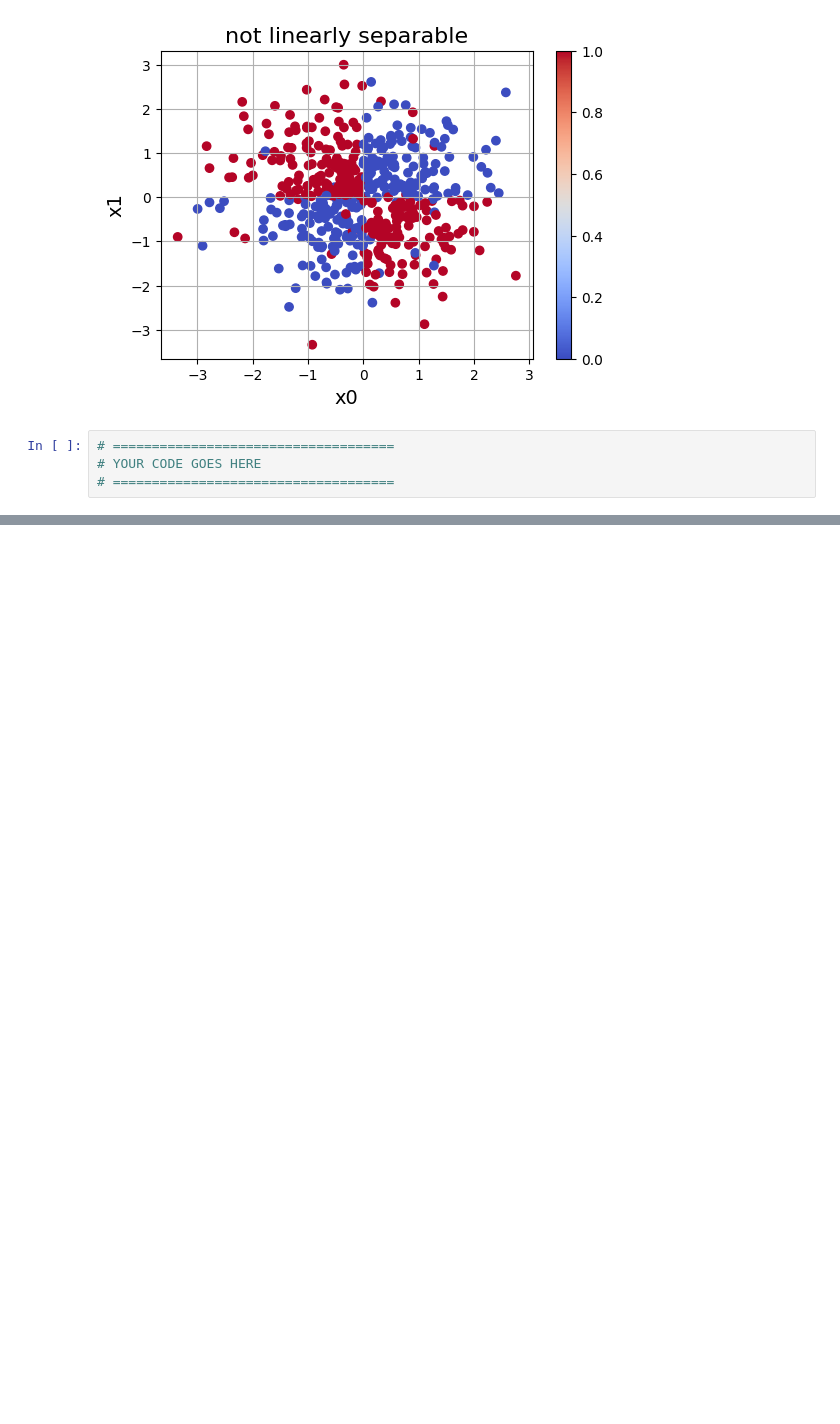
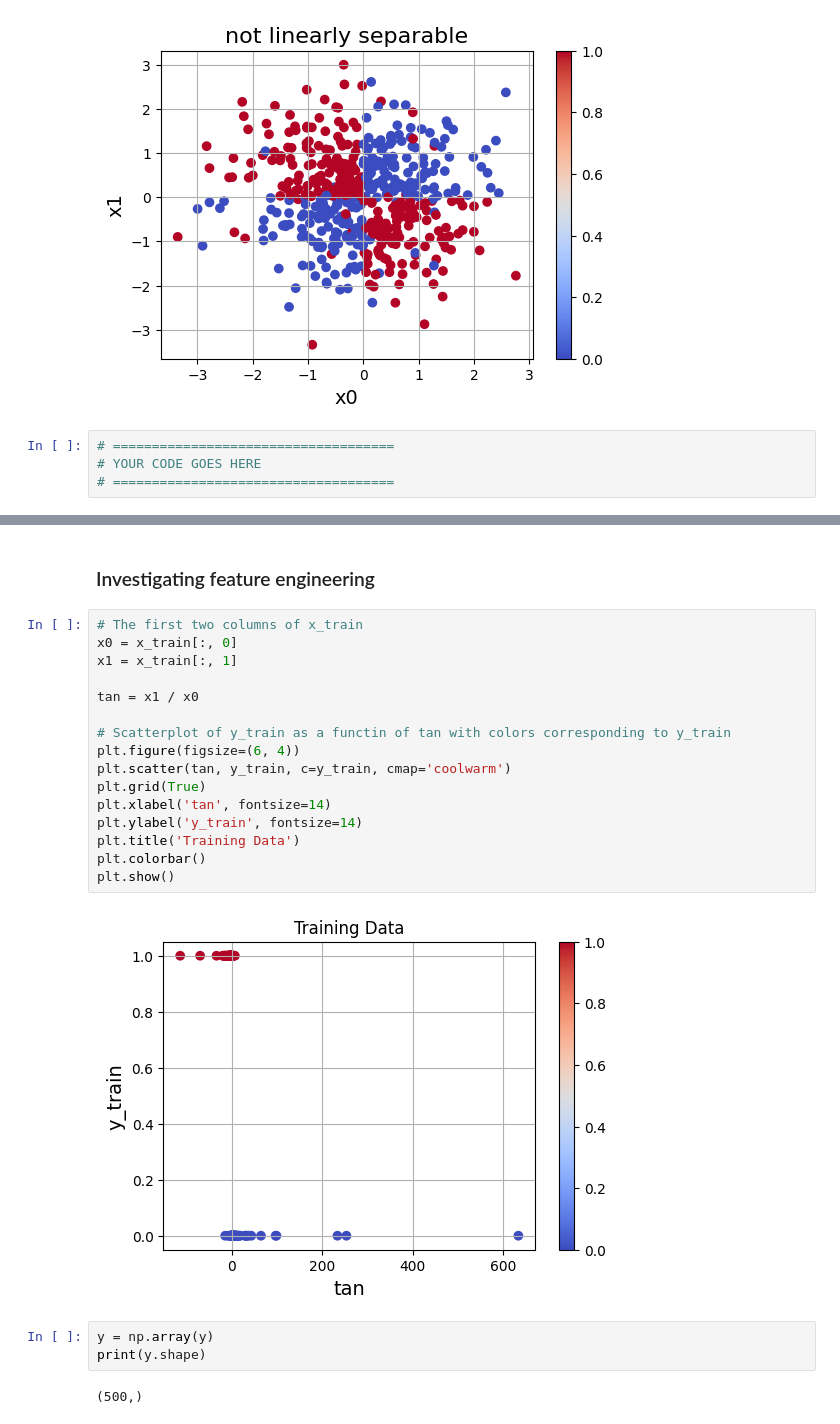
Before and after one commit to EinarJohannes/intro_ml_assignment_1, a Jupyter notebook: problem.ipynb, the cells around one changed output, grey strips where cells are left out. Saved outputs shown, nothing was run; the diff lists cells and outputs as text; blank space fills up the shorter version.

```diff
--- a/problem.ipynb
+++ b/problem.ipynb
@@ -280,0 +312,25 @@ plt.show()
+# %% [markdown]
+### Investigating feature engineering
+# %%
+# The first two columns of x_train
+x0 = x_train[:, 0]
+x1 = x_train[:, 1]
+
+tan = x1 / x0
+
+# Scatterplot of y_train as a functin of tan with colors corresponding to y_train
+plt.figure(figsize=(6, 4))
+plt.scatter(tan, y_train, c=y_train, cmap='coolwarm')
+plt.grid(True)
+plt.xlabel('tan', fontsize=14)
+plt.ylabel('y_train', fontsize=14)
+plt.title('Training Data')
+plt.colorbar()
+plt.show()
+# %% [output]
+[figure, added]
+# %%
+y = np.array(y)
+print(y.shape)
+# %% [output]
+(500,)
```
Also changed, not shown: parts of 8 cells of this notebook, 2 other files.
